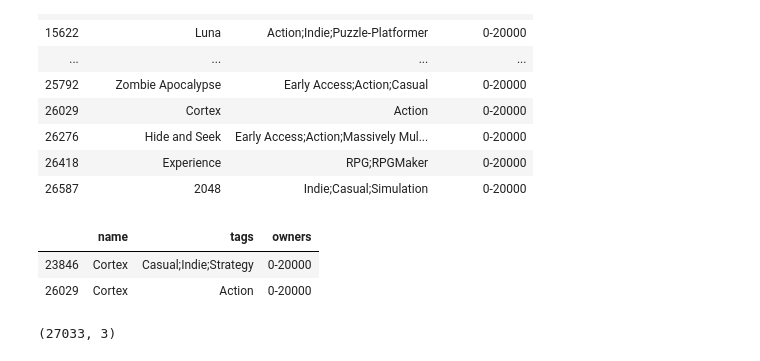
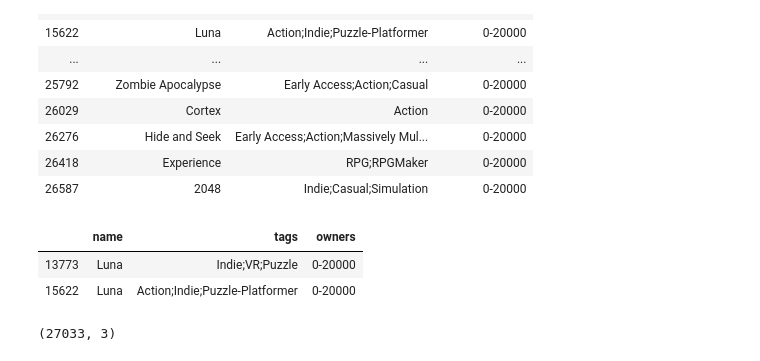
Before and after one commit to pablodll/Social-Network-Analisys, a Jupyter notebook: Proyecto/Generacion de redes.ipynb, the cells around one changed output. Cells and saved outputs as stored; diff of their text form; code cells hidden in the pictures.

```diff
--- a/Proyecto/Pruebas-Mayo19Dataset.ipynb
+++ b/Proyecto/Generacion de redes.ipynb
@@ -72,11 +81,11 @@ data.iloc[np.where(data['name'].duplicated() == True)]
 | 26418 | Experience | RPG;RPGMaker | 0-20000 |
 | 26587 | 2048 | Indie;Casual;Simulation | 0-20000 |
 # %%
-data[data.name == 'Cortex']
+data[data.name == 'Luna']
 # %% [output]
 |  | name | tags | owners |
-| 23846 | Cortex | Casual;Indie;Strategy | 0-20000 |
-| 26029 | Cortex | Action | 0-20000 |
+| 13773 | Luna | Indie;VR;Puzzle | 0-20000 |
+| 15622 | Luna | Action;Indie;Puzzle-Platformer | 0-20000 |
 # %%
 data = data.drop(data[data['name'].duplicated() == True].index)
 data.shape
```
Also changed, not shown: parts of 31 cells of this notebook.
